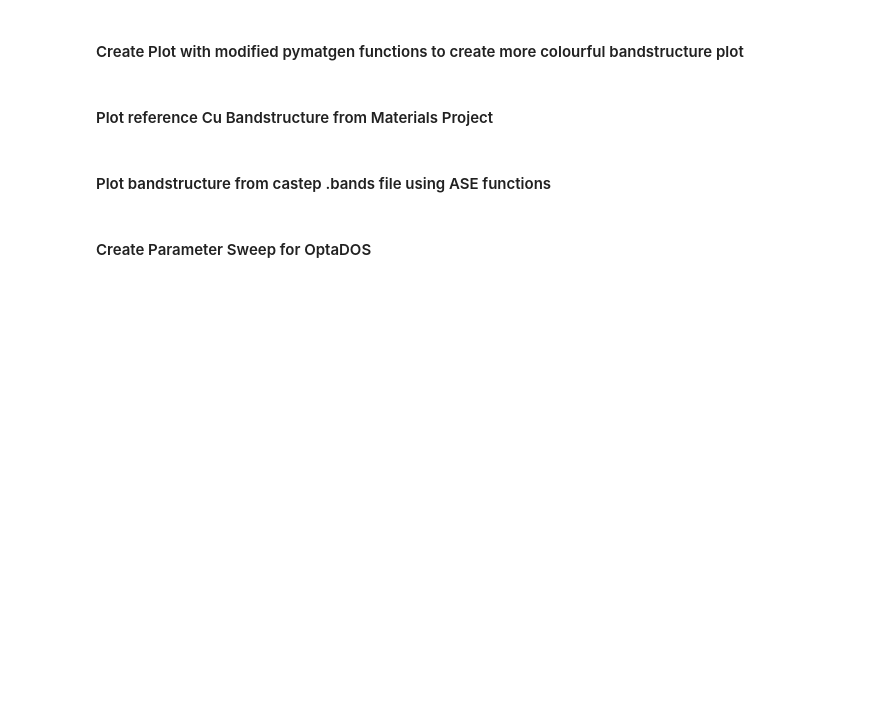
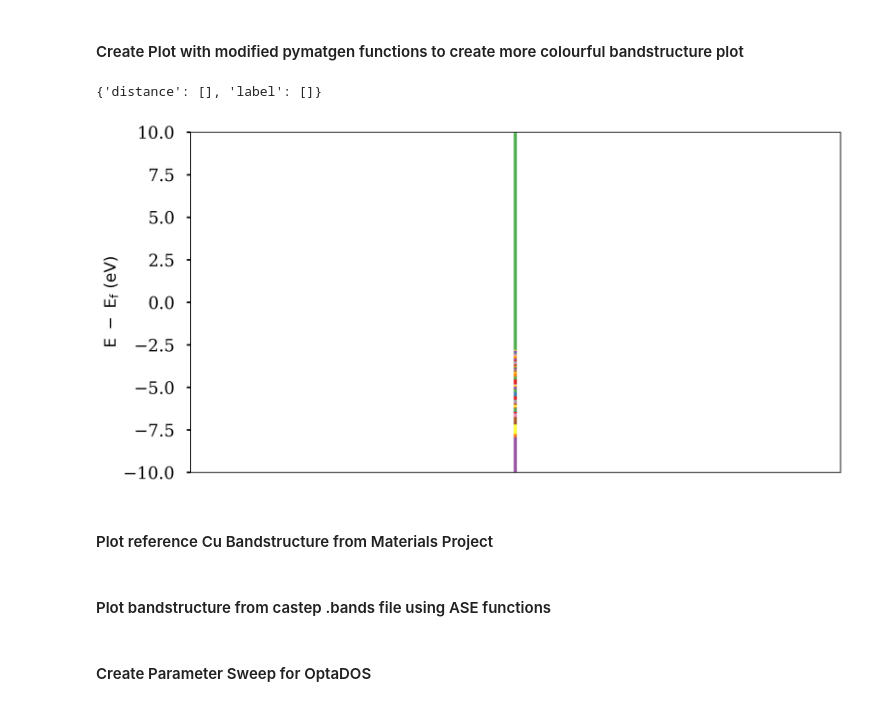
Before and after one commit to wuppersaver/photoemission, a Jupyter notebook: Plotting.ipynb, the cells around one changed output. Cells and saved outputs as stored; diff of their text form; code cells hidden in the pictures; blank space fills up the shorter version.

```diff
--- a/Plotting.ipynb
+++ b/Plotting.ipynb
@@ -281,14 +290,17 @@ plt.savefig(f'./structures/plots/Cu110_pbesol_14L_50A_potential_plot.png')
 #### Create Plot with modified pymatgen functions to create more colourful bandstructure plot
 # %%
 %matplotlib inline
-bandstructure_cu = read_bands2pmg(path='./structures/Cu100_60_rerun', export=False)
+bandstructure_cu = read_bands2pmg(path='./structures/Ag100_new_pp', export=False)
 #print(bandstructure_cu.distance)
 output = []
 for kpt in bandstructure_cu.kpoints:
     output.append((kpt.label,kpt.cart_coords))
-plot = get_bs_plot(bandstructure_cu,ylim = (-3,1),size=[10,5])
+plot = get_bs_plot(bandstructure_cu,ylim = (-10,10),size=[10,5])
 
-plt.savefig('./structures/plots/Cu100_60_rerun_bandstruct_-3_1.png',dpi=200)
+#plt.savefig('./structures/plots/Cu100_60_rerun_bandstruct_-3_1.png',dpi=200)
+# %% [output]
+{'distance': [], 'label': []}
+[figure, added]
 # %% [markdown]
 #### Plot reference Cu Bandstructure from Materials Project
 # %%
```
Also changed, not shown: parts of 3 cells of this notebook, 2 other files.
